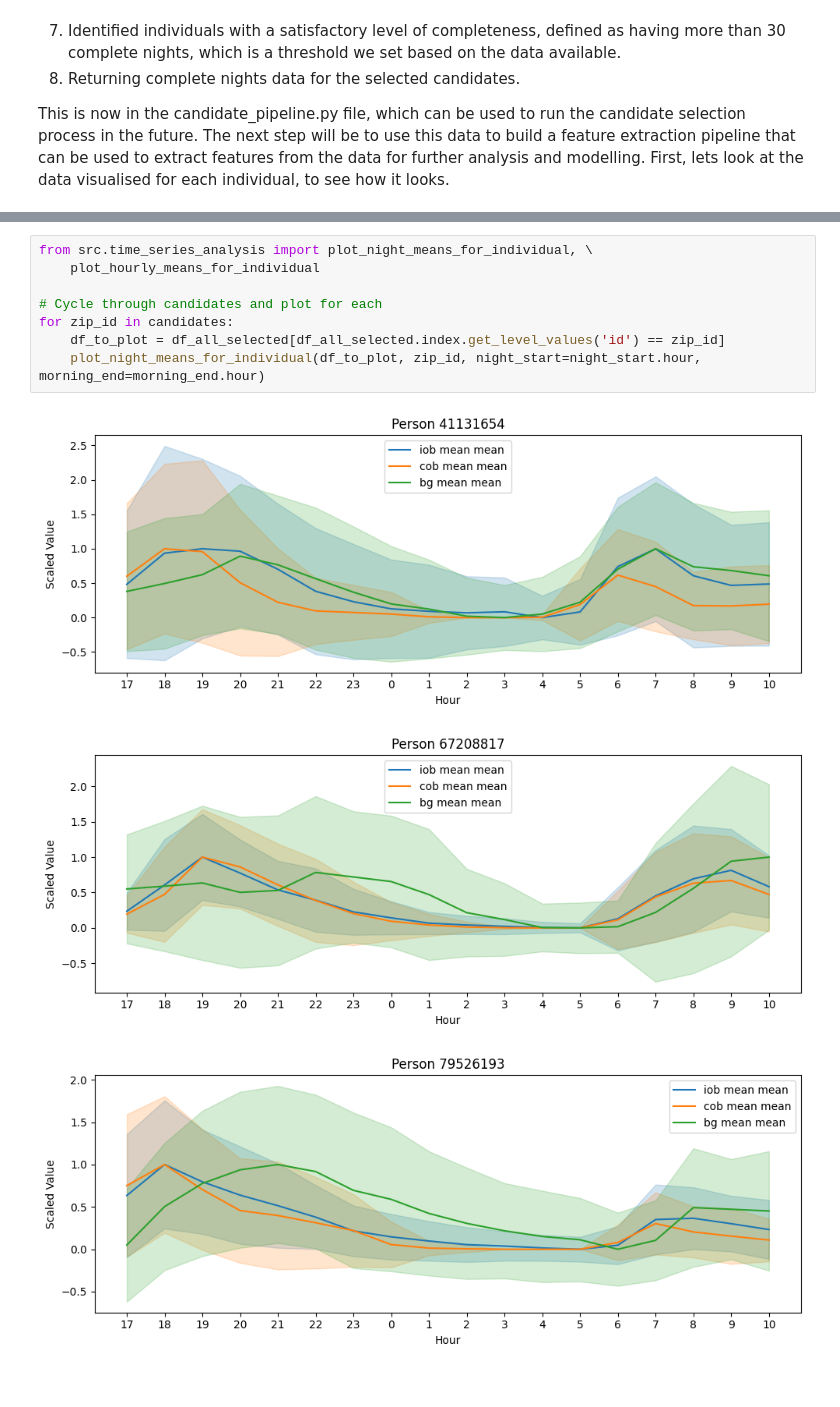
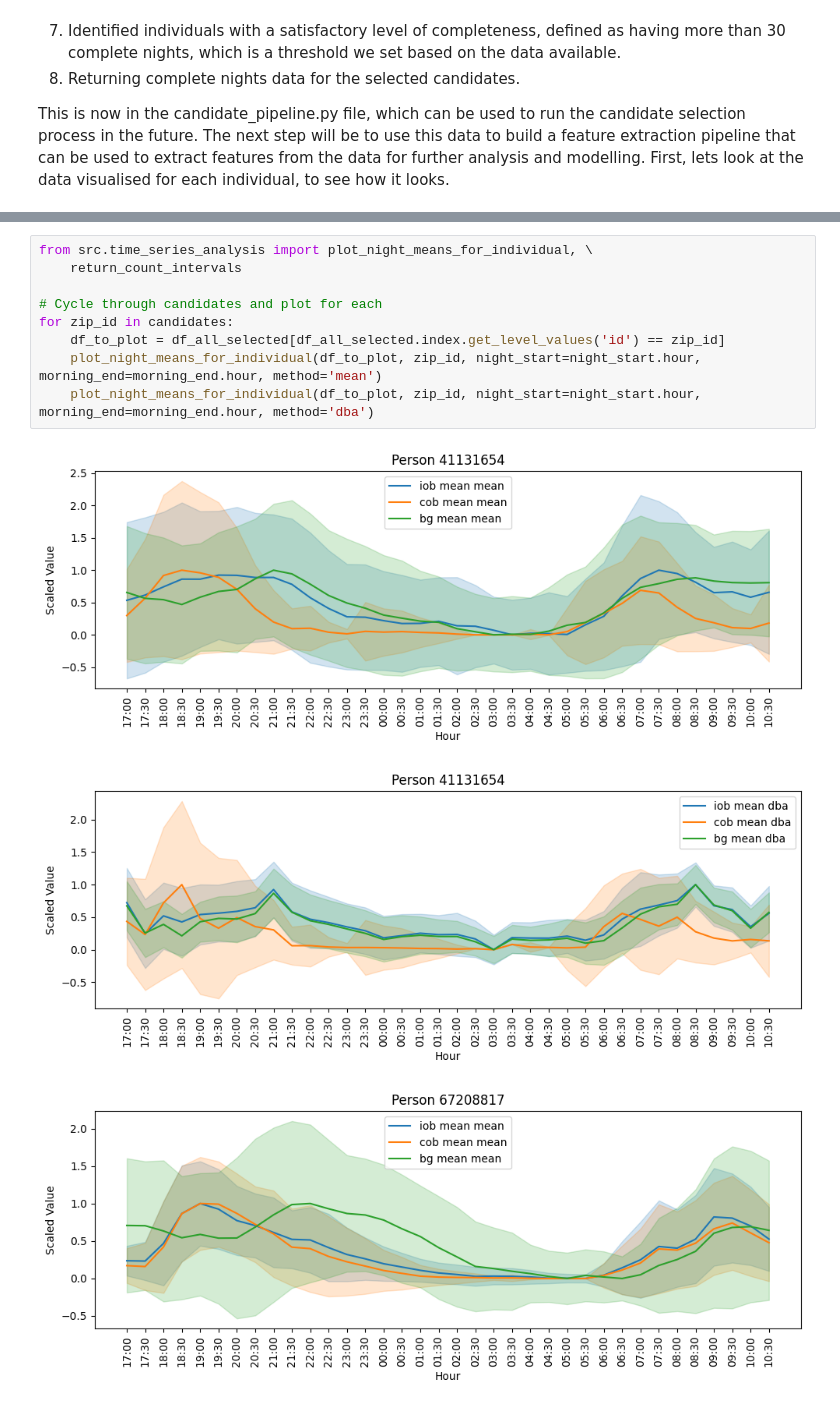
Before and after one commit to rdbrist/masters_project, a Jupyter notebook: notebooks/2.01-rd-candidate-selection-analysis.ipynb, the cells around one changed output, grey strips where cells are left out. Cells and saved outputs as stored; diff of their text form.

Commit message:
Beginning of time series level analysis and implementation of DBA averaging over nights

```diff
--- a/notebooks/2.01-rd-candidate-selection-analysis.ipynb
+++ b/notebooks/2.01-rd-candidate-selection-analysis.ipynb
@@ -302,12 +301,13 @@ No stats per night have been calculated for 67167655. Returning no output.
 # %%
 from src.time_series_analysis import plot_night_means_for_individual, \
-    plot_hourly_means_for_individual
+    return_count_intervals
 
 # Cycle through candidates and plot for each
 for zip_id in candidates:
     df_to_plot = df_all_selected[df_all_selected.index.get_level_values('id') == zip_id]
-    plot_night_means_for_individual(df_to_plot, zip_id, night_start=night_start.hour, morning_end=morning_end.hour)
+    plot_night_means_for_individual(df_to_plot, zip_id, night_start=night_start.hour, morning_end=morning_end.hour, method='mean')
+    plot_night_means_for_individual(df_to_plot, zip_id, night_start=night_start.hour, morning_end=morning_end.hour, method='dba')
 # %% [output]
-[figure, old version]
+[figure, new version]
-[figure, old version]
+[figure, new version]
-[figure, old version]
+[figure, new version]
```
Also changed, not shown: parts of 13 cells of this notebook, 15 other files.
